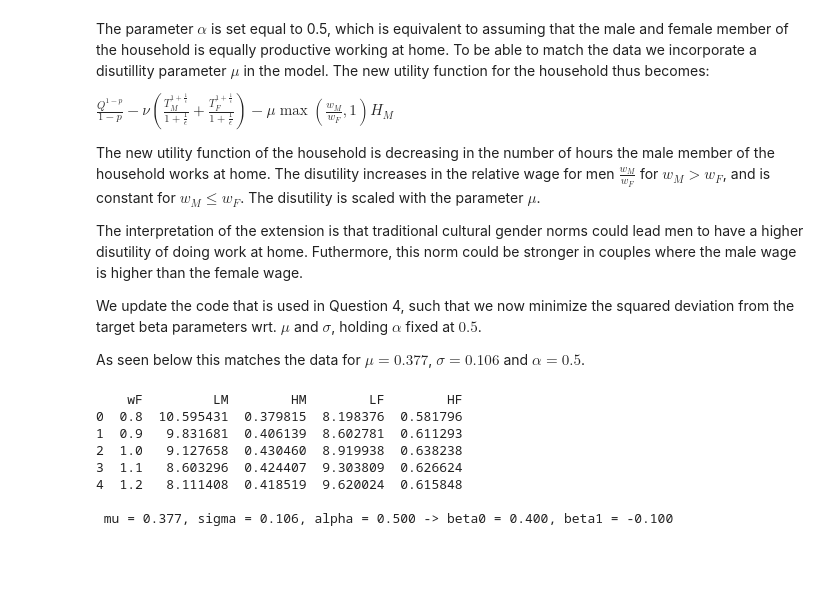
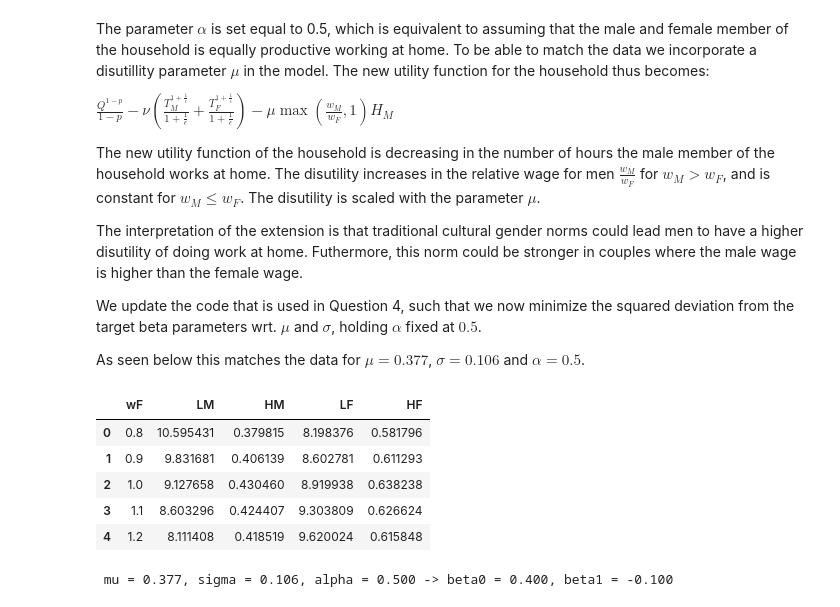
Before and after one commit to NumEconCopenhagen/projects-2023-magnus-kristian, a Jupyter notebook: inauguralproject/inauguralproject.ipynb, the cells around one changed output. Cells and saved outputs as stored; diff of their text form; code cells hidden in the pictures; blank space fills up the shorter version.

```diff
--- a/inauguralproject/inauguralproject.ipynb
+++ b/inauguralproject/inauguralproject.ipynb
@@ -236,20 +235,19 @@ As seen below this matches the data for $\mu=0.377$, $\sigma=0.106$ and $\alpha=
 # %%
 #a. Generate Household
 Household=HouseholdSpecializationModelClass()
 
 #b. Based on initial guesses of mu and beta, minimize the sq. dev. from beta0 and beta1, by changina mu and sigma.
 Household.estimate_5()
 
 #c. Print resuls
 df2= pd.DataFrame().from_dict({'wF':Household.par.wF_vec,'LM':Household.sol.LM_vec,'HM':Household.sol.HM_vec,'LF':Household.sol.LF_vec,'HF':Household.sol.HF_vec})
-print(df2)
+display(df2)
 print(f'\n mu = {Household.par.mu:.3f}, sigma = {Household.sol.sigma:.3f}, alpha = {Household.par.alpha:.3f} -> beta0 = {Household.sol.beta0:.3f}, beta1 = {Household.sol.beta1:.3f}')
 # %% [output]
+|  | wF | LM | HM | LF | HF |
+| 0 | 0.8 | 10.595431 | 0.379815 | 8.198376 | 0.581796 |
+| 1 | 0.9 | 9.831681 | 0.406139 | 8.602781 | 0.611293 |
+| 2 | 1.0 | 9.127658 | 0.430460 | 8.919938 | 0.638238 |
+| 3 | 1.1 | 8.603296 | 0.424407 | 9.303809 | 0.626624 |
+| 4 | 1.2 | 8.111408 | 0.418519 | 9.620024 | 0.615848 |
-    wF         LM        HM        LF        HF
-0  0.8  10.595431  0.379815  8.198376  0.581796
-1  0.9   9.831681  0.406139  8.602781  0.611293
-2  1.0   9.127658  0.430460  8.919938  0.638238
-3  1.1   8.603296  0.424407  9.303809  0.626624
-4  1.2   8.111408  0.418519  9.620024  0.615848
-
  mu = 0.377, sigma = 0.106, alpha = 0.500 -> beta0 = 0.400, beta1 = -0.100
```
Also changed, not shown: parts of 1 cell of this notebook, 11 other files.
